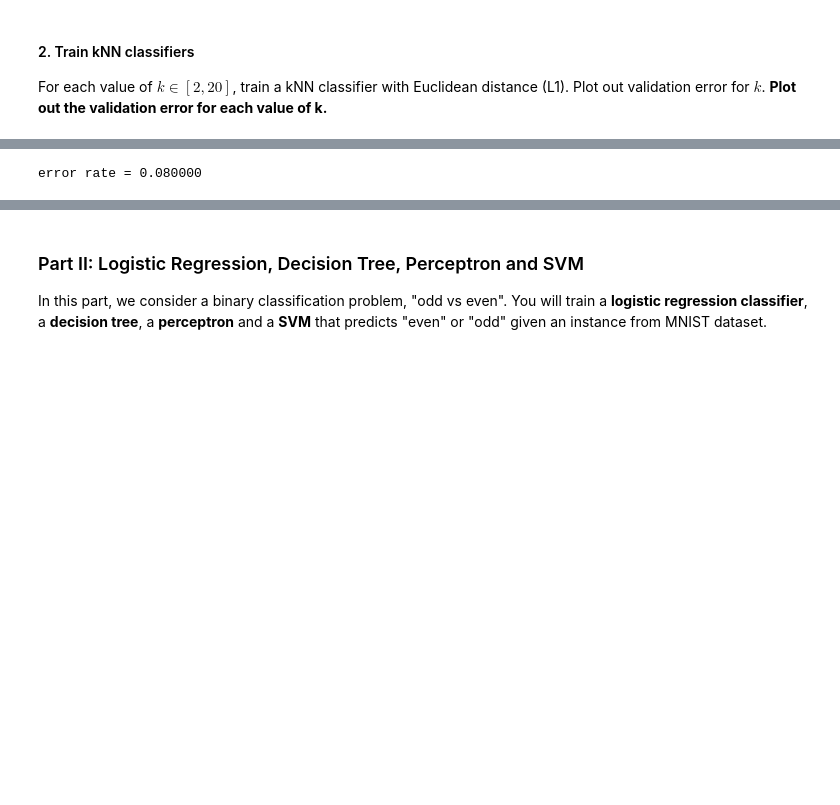
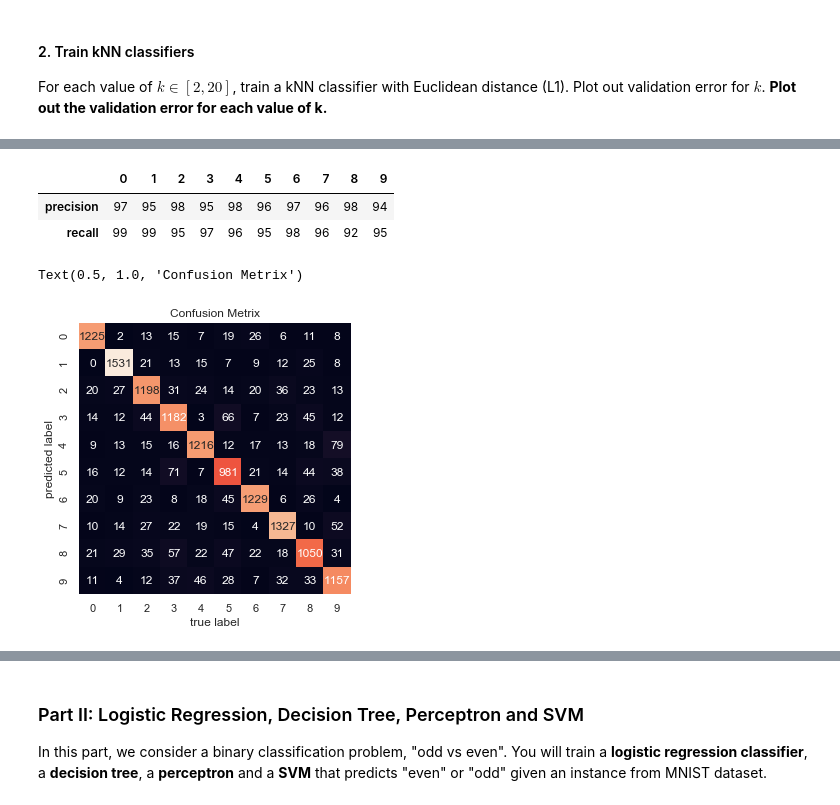
Before and after one commit to jarhan/data-mining, a Jupyter notebook: p2-handout/Project2A-MNIST.ipynb, the cells around one changed output, grey strips where cells are left out. Saved outputs shown, nothing was run; the diff lists cells and outputs as text; code cells hidden in the pictures; blank space fills up the shorter version.

Commit message:
Confusion Metrix

```diff
--- a/p2-handout/Project2A-MNIST.ipynb
+++ b/p2-handout/Project2A-MNIST.ipynb
@@ -95,14 +95,9 @@ error rate = 0.081000
-# %%
-k = 5
-clf = neighbors.KNeighborsClassifier(k)
-clf.fit(X_train, Y_train)
-
-error_rate = sum(clf.predict(X_test) != Y_test)/float(len(Y_test))
-print("error rate = %f" % error_rate)
-# %% [output]
-error rate = 0.080000
 # %% [markdown]
 #### 3. Test and analyze
 Choose the classifier with lowest validation error from previous part. Calculate the **confusion matrix**, along with the test accuracy and, for each class, test precision/recall as shown in the example below. You don't have to match the output exactly but you need to show same amount of information
 
 <img width="400px" src="mnist_conf_mat.png">
+# %%
+clf = neighbors.KNeighborsClassifier(5)
+clf.fit(X_train, Y_train)
+predictions = clf.predict(X_test)
@@ -108,0 +109,32 @@ Choose the classifier with lowest validation error from previous part. Calculate
+# %%
+df = pd.DataFrame(report)
+df.drop(["f1-score", "support"], inplace=True ,axis=0)
+df.drop(["micro avg", "macro avg", "weighted avg"], axis=1, inplace=True)
+
+df = (df*100)
+df = df.astype(int)
+
+df
+# %% [output]
+|  | 0 | 1 | 2 | 3 | 4 | 5 | 6 | 7 | 8 | 9 |
+| precision | 97 | 95 | 98 | 95 | 98 | 96 | 97 | 96 | 98 | 94 |
+| recall | 99 | 99 | 95 | 97 | 96 | 95 | 98 | 96 | 92 | 95 |
+# %%
+from sklearn.tree import DecisionTreeClassifier
+
+dt = DecisionTreeClassifier().fit(X_train, Y_train)
+dt_ypred = dt.predict(X_test)
+# %%
+from sklearn.metrics import confusion_matrix
+import seaborn as sns; sns.set()
+
+mat = confusion_matrix(predictions, dt_ypred)
+fig, ax = plt.subplots(1,1, figsize=(5,5))
+
+sns.heatmap(mat.T, square=True, annot=True, fmt='d', cbar=False)
+plt.xlabel('true label')
+plt.ylabel('predicted label');
+plt.title('Confusion Metrix')
+# %% [output]
+Text(0.5, 1.0, 'Confusion Metrix')
+[figure, added]
```
Also changed, not shown: parts of 8 cells of this notebook.
